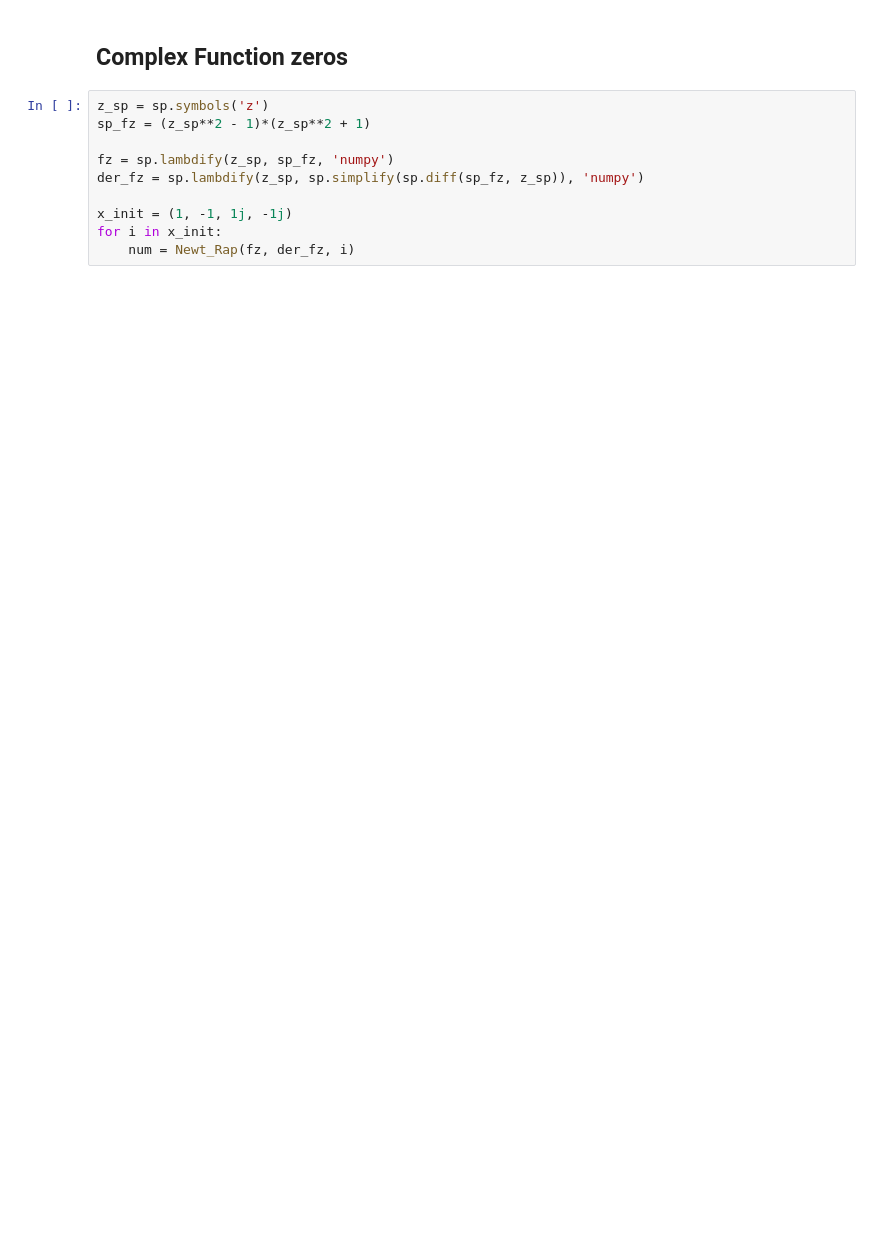
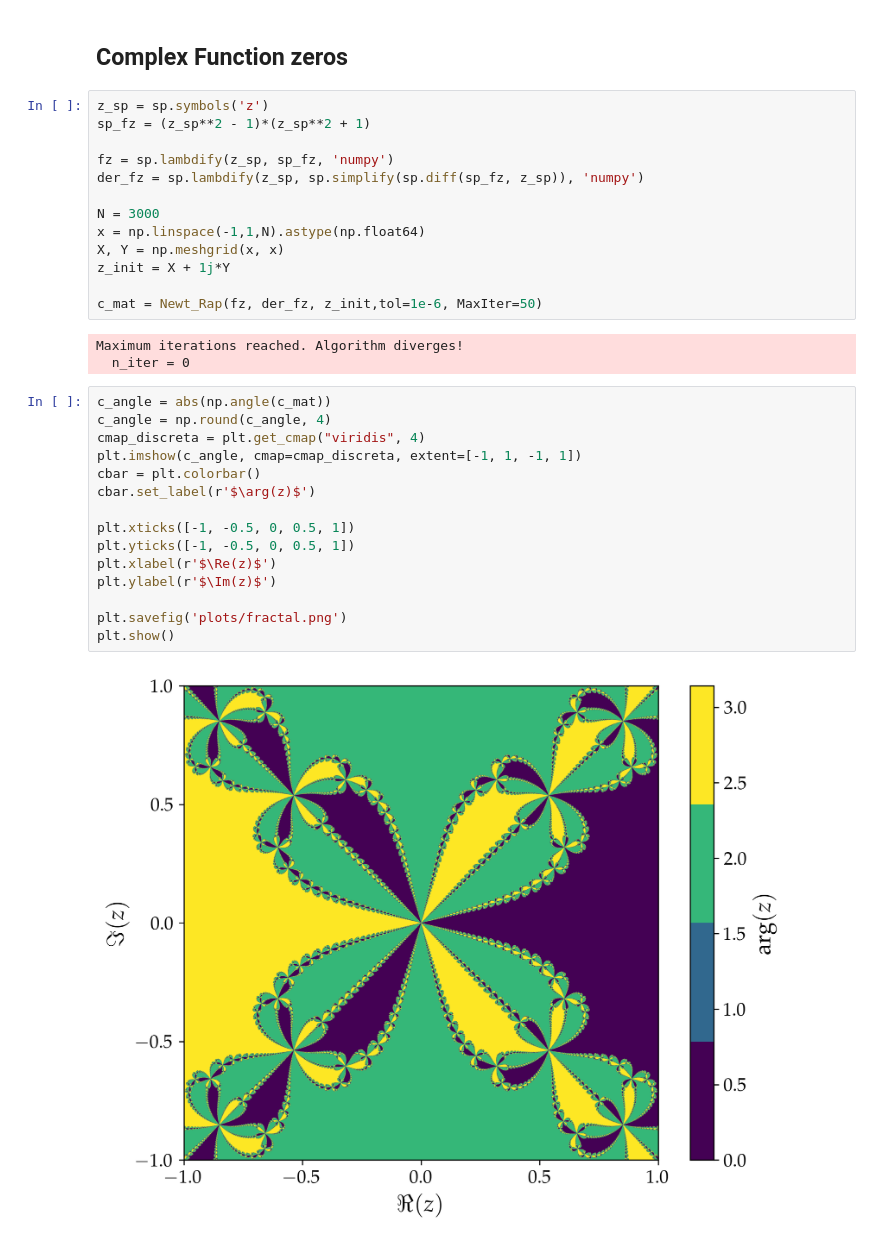
Before and after one commit to mvolpato-unimib/Lab_comp, a Jupyter notebook: ex13/Newt_Rap.ipynb, the cells around one changed output. Drawn from its saved outputs; the diff is of its cells as text; blank space fills up the shorter version.

```diff
--- a/ex13/Newt_Rap.ipynb
+++ b/ex13/Newt_Rap.ipynb
@@ -168,6 +173,29 @@ sp_fz = (z_sp**2 - 1)*(z_sp**2 + 1)
 fz = sp.lambdify(z_sp, sp_fz, 'numpy')
 der_fz = sp.lambdify(z_sp, sp.simplify(sp.diff(sp_fz, z_sp)), 'numpy')
 
-x_init = (1, -1, 1j, -1j)
-for i in x_init:
-    num = Newt_Rap(fz, der_fz, i)
+N = 3000
+x = np.linspace(-1,1,N).astype(np.float64)
+X, Y = np.meshgrid(x, x)
+z_init = X + 1j*Y
+
+c_mat = Newt_Rap(fz, der_fz, z_init,tol=1e-6, MaxIter=50)
+# %% [output]
+Maximum iterations reached. Algorithm diverges!
+  n_iter = 0
+# %%
+c_angle = abs(np.angle(c_mat))
+c_angle = np.round(c_angle, 4)
+cmap_discreta = plt.get_cmap("viridis", 4)
+plt.imshow(c_angle, cmap=cmap_discreta, extent=[-1, 1, -1, 1])
+cbar = plt.colorbar()
+cbar.set_label(r'$\arg(z)$')
+
+plt.xticks([-1, -0.5, 0, 0.5, 1])
+plt.yticks([-1, -0.5, 0, 0.5, 1])
+plt.xlabel(r'$\Re(z)$')
+plt.ylabel(r'$\Im(z)$')
+
+plt.savefig('plots/fractal.png')
+plt.show()
+# %% [output]
+[figure, added]
```
Also changed, not shown: parts of 3 cells of this notebook, 23 other files.
